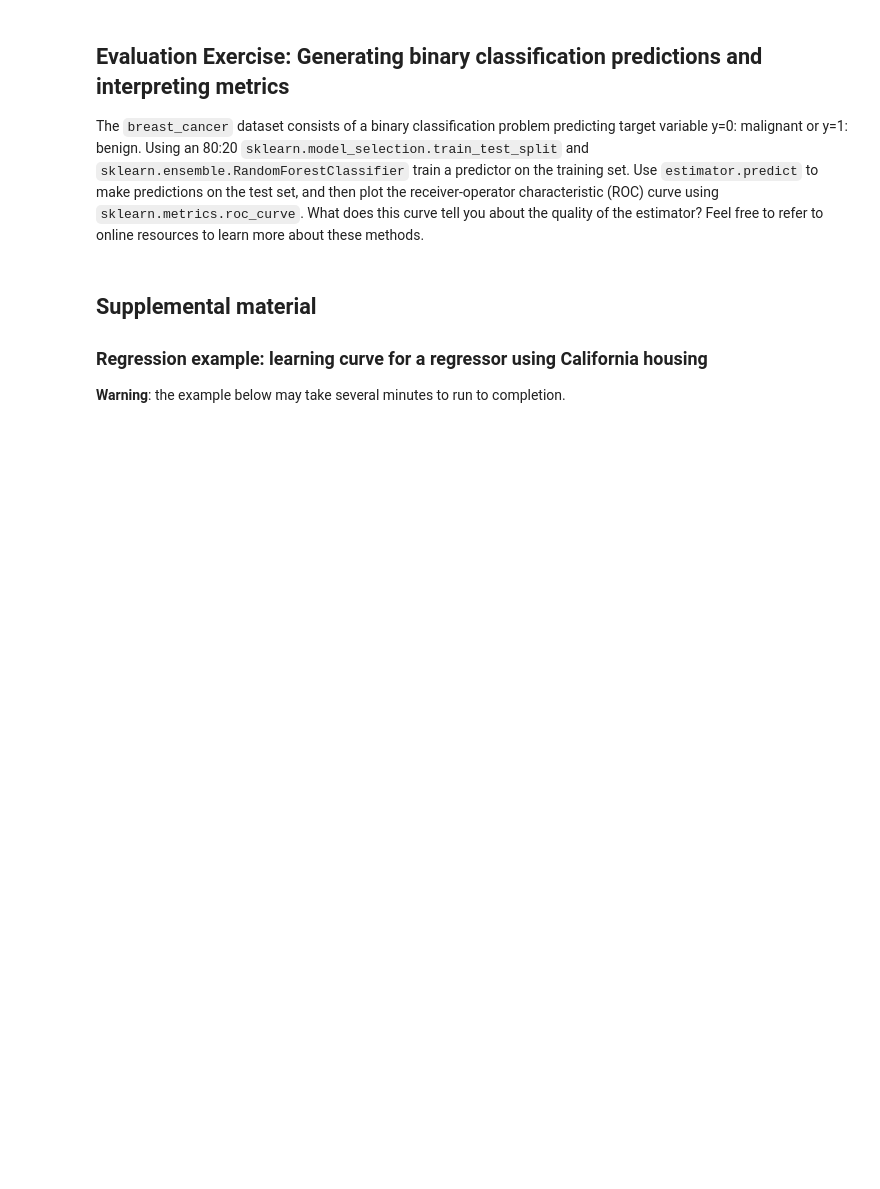
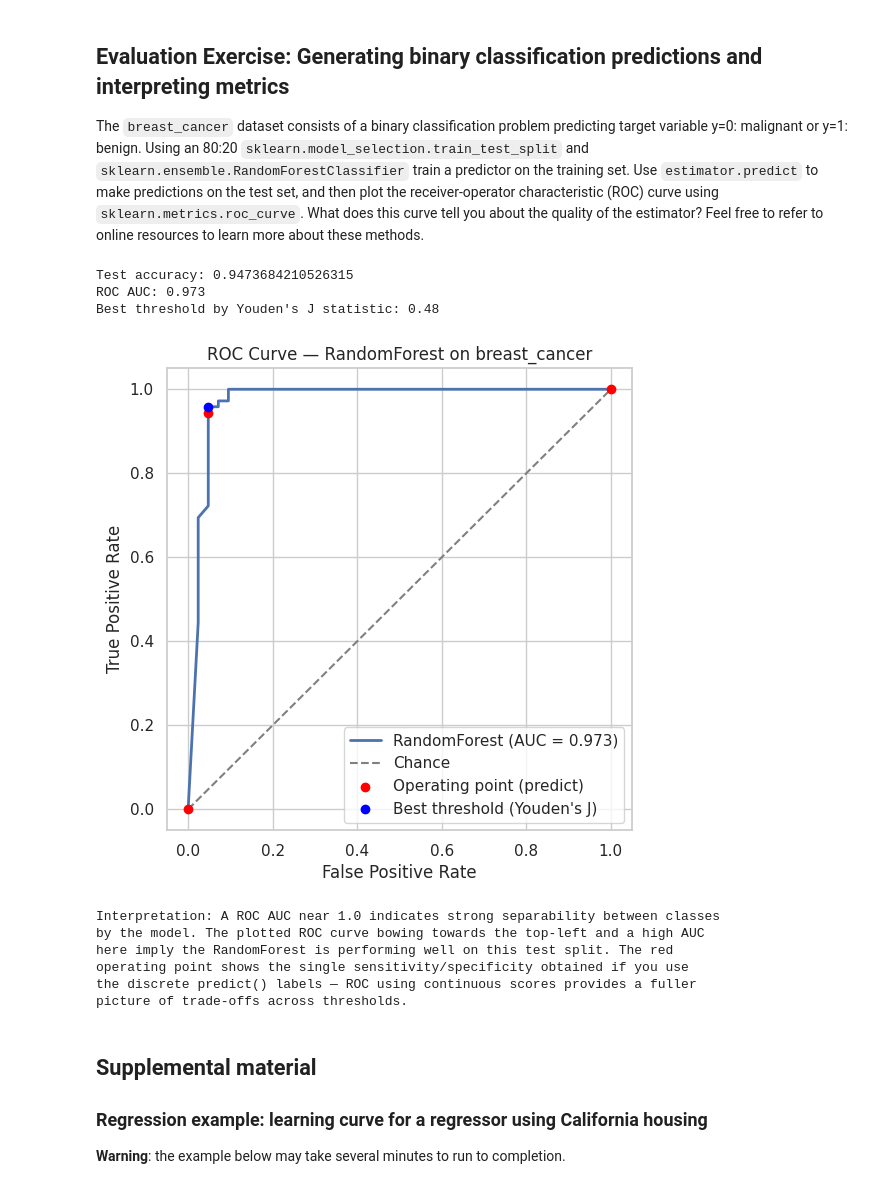
Before and after one commit to domokos-lorant/ml-self-study, a Jupyter notebook: lesson01_learning_curve_exercise.ipynb, the cells around one changed output. Saved outputs shown, nothing was run; the diff lists cells and outputs as text; code cells hidden in the pictures; blank space fills up the shorter version.

Commit message:
breast_cancer data

```diff
--- a/lesson01_learning_curve_exercise.ipynb
+++ b/lesson01_learning_curve_exercise.ipynb
@@ -230,6 +230,86 @@ plt.show()
 ## Evaluation Exercise: Generating binary classification predictions and interpreting metrics
 
 The `breast_cancer` dataset consists of a binary classification problem predicting target variable y=0: malignant or y=1: benign. Using an 80:20 `sklearn.model_selection.train_test_split` and `sklearn.ensemble.RandomForestClassifier` train a predictor on the training set. Use `estimator.predict` to make predictions on the test set, and then plot the receiver-operator characteristic (ROC) curve using `sklearn.metrics.roc_curve`.  What does this curve tell you about the quality of the estimator? Feel free to refer to online resources to learn more about these methods.
+# %%
+from sklearn.datasets import load_breast_cancer
+from sklearn.model_selection import train_test_split
+from sklearn.metrics import roc_curve, roc_auc_score, accuracy_score, ConfusionMatrixDisplay
+
+# Train / evaluate a RandomForest on the breast_cancer dataset and plot ROC
+
+
+# Load data
+bc = load_breast_cancer()
+X_bc, y_bc = bc.data, bc.target  # y: 0 = malignant, 1 = benign
+
+# 80:20 train/test split (stratify to keep class proportions)
+X_train_bc, X_test_bc, y_train_bc, y_test_bc = train_test_split(
+  X_bc, y_bc, test_size=0.2, random_state=0, stratify=y_bc
+)
+
+estimator_rf = RandomForestClassifier(n_estimators=100, random_state=0)
+estimator_rf.fit(X_train_bc, y_train_bc)
+
+# Make discrete predictions as requested
+y_pred = estimator_rf.predict(X_test_bc)
+# print("Predictions:", y_pred)
+print("Test accuracy:", accuracy_score(y_test_bc, y_pred))
+
+# For ROC we need continuous scores; use predict_proba for the positive class
+y_score = estimator_rf.predict_proba(X_test_bc)[:, 1]
+
+# Compute ROC curve and AUC
+fpr, tpr, thresholds = roc_curve(y_test_bc, y_score)
+auc = roc_auc_score(y_test_bc, y_score)
+print(f"ROC AUC: {auc:.3f}")
+
+# Plot ROC curve
+plt.figure(figsize=(6, 6))
+plt.plot(fpr, tpr, label=f'RandomForest (AUC = {auc:.3f})', lw=2)
+plt.plot([0, 1], [0, 1], linestyle='--', color='gray', label='Chance')
+# Also show the ROC point corresponding to the hard predictions (single operating point)
+fpr_pt, tpr_pt, _ = roc_curve(y_test_bc, y_pred)
+# roc_curve returns multiple points for discrete scores; pick the one corresponding to threshold=0.5-like:
+# Plot the operating point(s) from discrete predictions
+plt.scatter(fpr_pt, tpr_pt, color='red', zorder=2, label='Operating point (predict)')
+fpr, tpr, thr = roc_curve(y_test_bc, y_score)
+j = tpr - fpr
+best_idx = np.argmax(j)
+best_threshold = thr[best_idx]
+print("Best threshold by Youden's J statistic:", best_threshold)
+
+# Plot best threshold point
+best_fpr = fpr[best_idx]
+best_tpr = tpr[best_idx]
+plt.scatter(best_fpr, best_tpr, color='blue', zorder=2, label="Best threshold (Youden's J)")
+
+plt.xlabel('False Positive Rate')
+plt.ylabel('True Positive Rate')
+plt.title('ROC Curve — RandomForest on breast_cancer')
+plt.legend(loc='lower right')
+plt.grid(True)
+plt.show()
+
+# Quick interpretation (concise)
+print(
+  "Interpretation: A ROC AUC near 1.0 indicates strong separability between classes\n"
+  "by the model. The plotted ROC curve bowing towards the top-left and a high AUC\n"
+  "here imply the RandomForest is performing well on this test split. The red\n"
+  "operating point shows the single sensitivity/specificity obtained if you use\n"
+  "the discrete predict() labels — ROC using continuous scores provides a fuller\n"
+  "picture of trade-offs across thresholds."
+)
+# %% [output]
+Test accuracy: 0.9473684210526315
+ROC AUC: 0.973
+Best threshold by Youden's J statistic: 0.48
+[figure, added]
+Interpretation: A ROC AUC near 1.0 indicates strong separability between classes
+by the model. The plotted ROC curve bowing towards the top-left and a high AUC
+here imply the RandomForest is performing well on this test split. The red
+operating point shows the single sensitivity/specificity obtained if you use
+the discrete predict() labels — ROC using continuous scores provides a fuller
+picture of trade-offs across thresholds.
 # %% [markdown]
 ## Supplemental material
 
```
